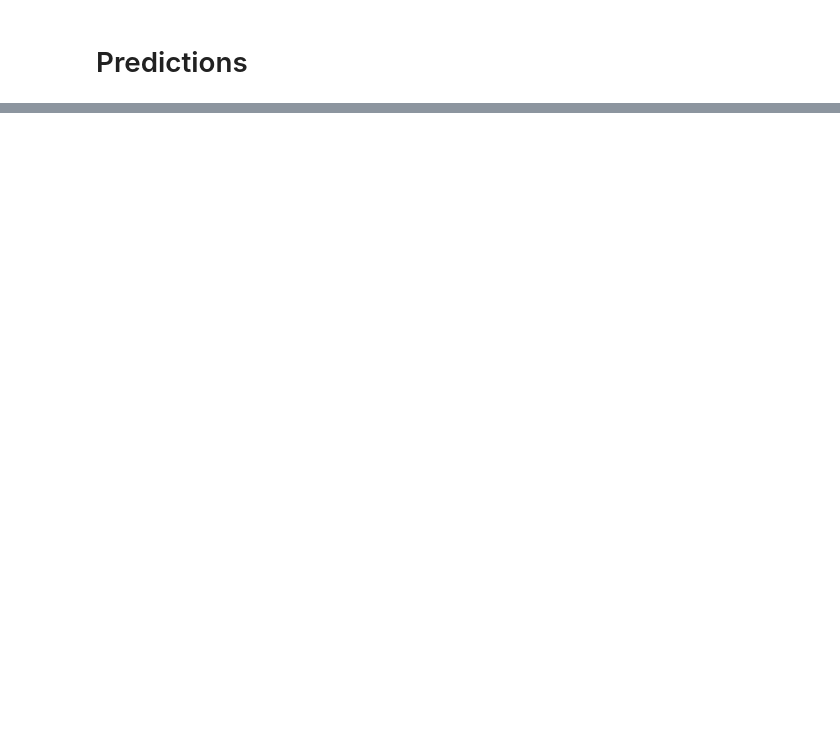
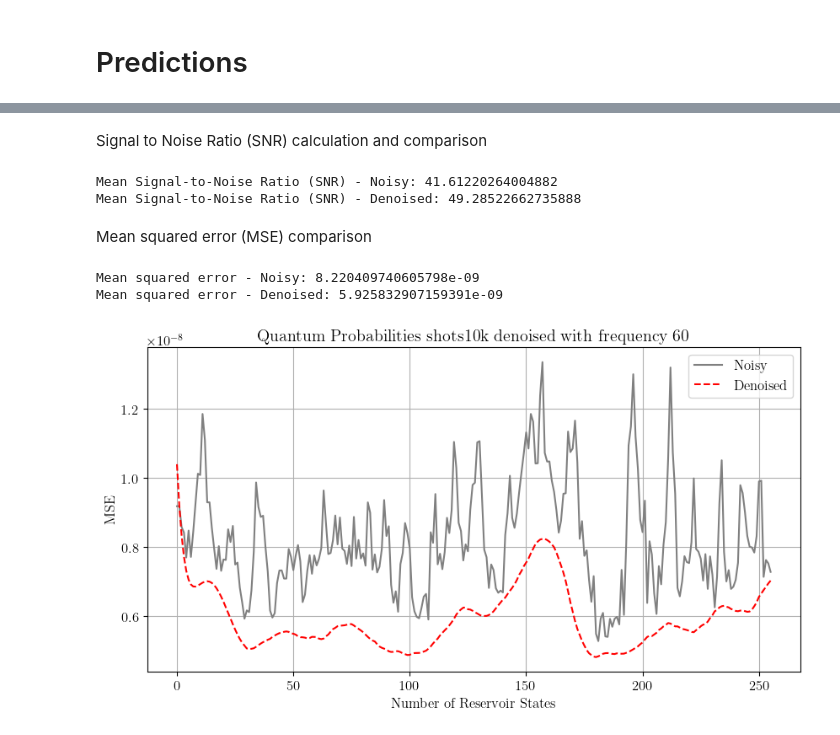
Before and after one commit to MagriLab/OptimalTraining_RFQRC, a Jupyter notebook: src/Notebook_MFE.ipynb, the cells around one changed output, grey strips where cells are left out. Cells and saved outputs as stored; diff of their text form; code cells hidden in the pictures; blank space fills up the shorter version.

```diff
--- a/src/Notebook_MFE.ipynb
+++ b/src/Notebook_MFE.ipynb
@@ -627,0 +683,54 @@ PH quantiles [Lyapunov Times]: [1.91836735 0.69795918 0.04081633]
+# %% [markdown]
+Signal to Noise Ratio (SNR) calculation and comparison
+# %%
+snr_list_noisy = np.zeros([N_units])
+snr_list_denoised = np.zeros([N_units])
+
+for k in range(N_units):
+    clean_signal = qq[k]
+    noisy_signal = qq_n[k]
+    denoised_signal = qq_dn[k]
+
+    snr_noise = signaltonoise(noisy_signal,clean_signal)
+    snr_denoised = signaltonoise(denoised_signal,clean_signal)
+
+    # print(snr_noise, snr_denoised)
+    snr_list_noisy[k]= snr_noise
+    snr_list_denoised[k]= snr_denoised
+
+print("Mean Signal-to-Noise Ratio (SNR) - Noisy:", np.mean(snr_list_noisy,axis=0))
+print("Mean Signal-to-Noise Ratio (SNR) - Denoised:", np.mean(snr_list_denoised,axis=0))
+# %% [output]
+Mean Signal-to-Noise Ratio (SNR) - Noisy: 41.61220264004882
+Mean Signal-to-Noise Ratio (SNR) - Denoised: 49.28522662735888
+# %% [markdown]
+Mean squared error (MSE) comparison
+# %%
+from sklearn.metrics import mean_squared_error
+plt.rcParams["figure.figsize"] = (10,5)
+
+num_state= N_units
+mse_n  = np.zeros([num_state])
+mse_dn = np.zeros([num_state])
+
+for i in range(num_state):
+    mse_n[i] = mean_squared_error(qq[:,i],qq_n[:,i])
+    mse_dn[i] = mean_squared_error(qq[:,i],qq_dn[:,i])
+
+
+print("Mean squared error - Noisy:", np.mean(mse_n,axis=0))
+print("Mean squared error - Denoised:", np.mean(mse_dn,axis=0))
+
+plt.plot(mse_n,label='Noisy',color='gray')
+plt.plot(mse_dn,label='Denoised',color='red',linestyle='--')
+plt.xlabel("Number of Reservoir States")
+plt.title('Quantum Probabilities {} denoised with frequency {}'.format(method,freq))
+
+plt.ylabel("MSE")
+plt.grid()
+plt.legend()
+plt.show()
+# %% [output]
+Mean squared error - Noisy: 8.220409740605798e-09
+Mean squared error - Denoised: 5.925832907159391e-09
+[figure, added]
```
Also changed, not shown: parts of 13 cells of this notebook, 1 other file.
